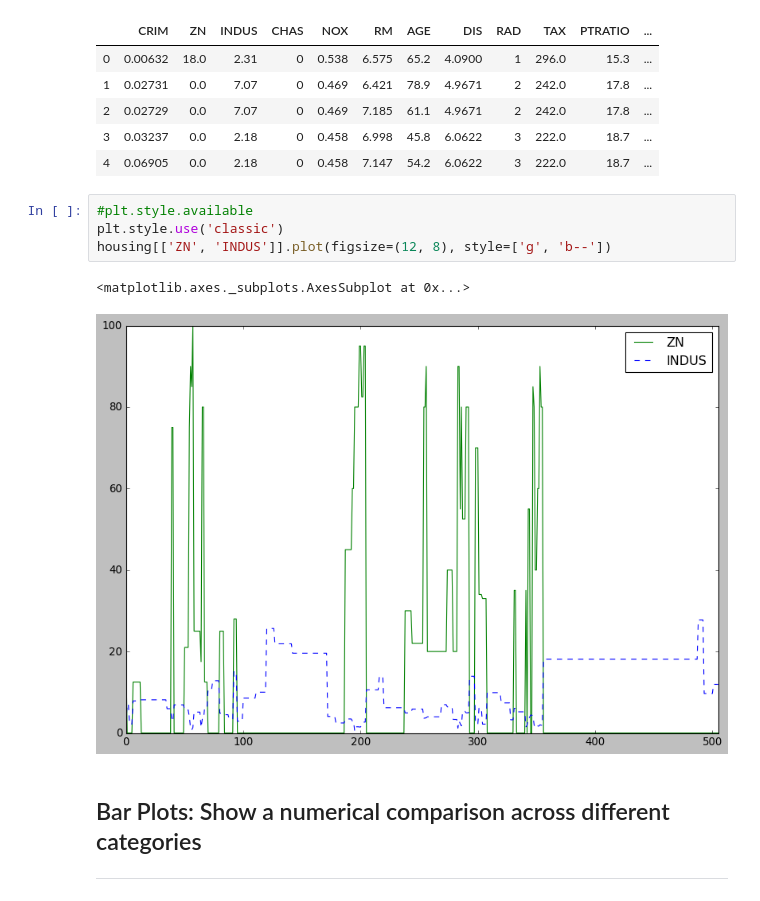
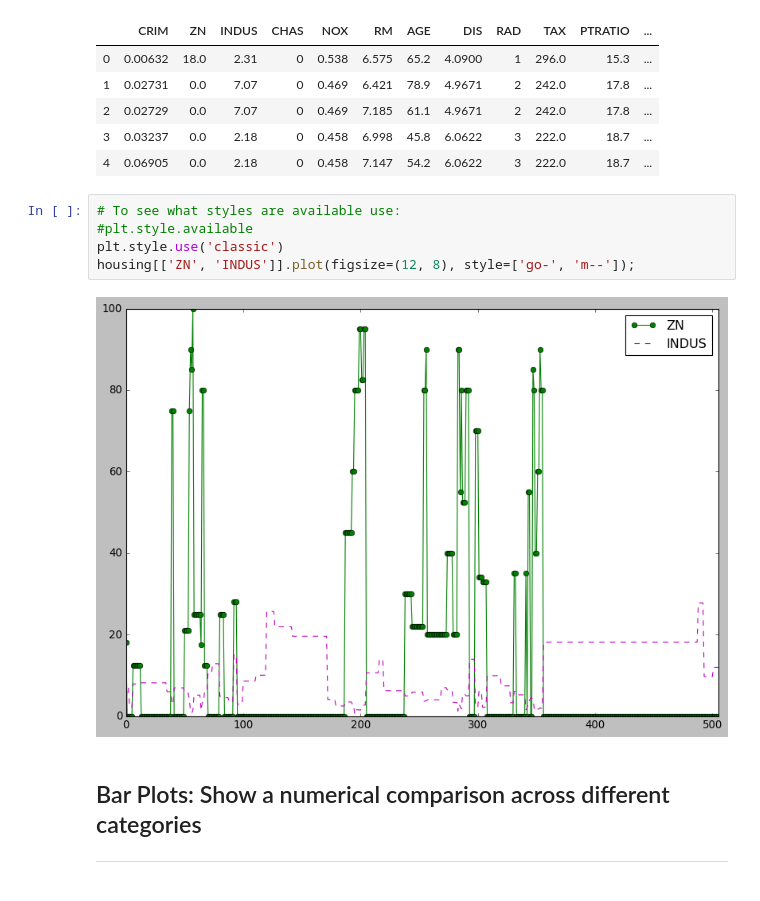
Before and after one commit to ShelyBhogal/data-science, a Jupyter notebook: 05-data-visualization/python-data-viz-lab_NJM_empty.ipynb, the cells around one changed output. Saved outputs shown, nothing was run; the diff lists cells and outputs as text.

```diff
--- a/05-data-visualization/python-data-viz-lab_NJM_empty.ipynb
+++ b/05-data-visualization/python-data-viz-lab_NJM_empty.ipynb
@@ -264,12 +268,12 @@ housing.head()
 | 3 | 0.03237 | 0.0 | 2.18 | 0 | 0.458 | 6.998 | 45.8 | 6.0622 | 3 | 222.0 | 18.7 | ... |
 | 4 | 0.06905 | 0.0 | 2.18 | 0 | 0.458 | 7.147 | 54.2 | 6.0622 | 3 | 222.0 | 18.7 | ... |
 # %%
+# To see what styles are available use:
 #plt.style.available
 plt.style.use('classic')
-housing[['ZN', 'INDUS']].plot(figsize=(12, 8), style=['g', 'b--'])
+housing[['ZN', 'INDUS']].plot(figsize=(12, 8), style=['go-', 'm--']);
 # %% [output]
-<matplotlib.axes._subplots.AxesSubplot at 0x...>
-[figure, old version]
+[figure, new version]
 # %% [markdown]
 <a id="bar-plots"></a>
 ## Bar Plots: Show a numerical comparison across different categories
```
Also changed, not shown: parts of 55 cells of this notebook, 4 other files.
